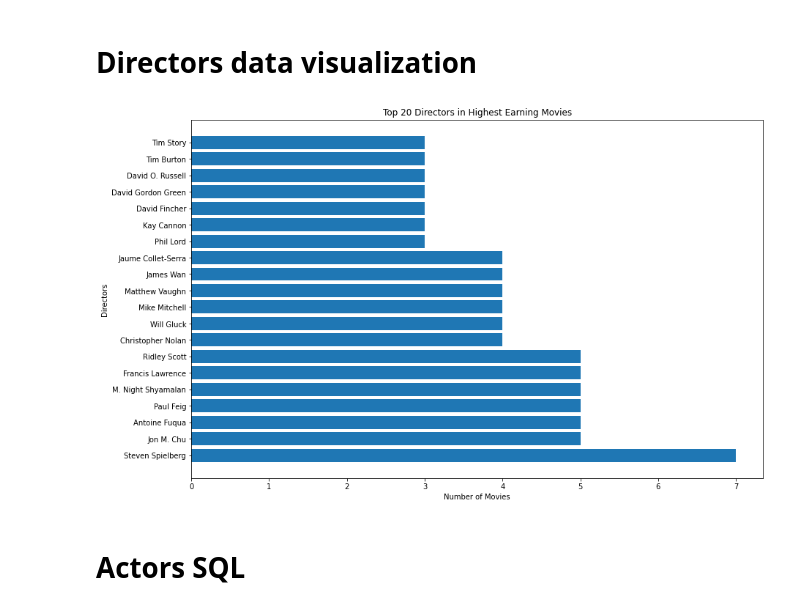
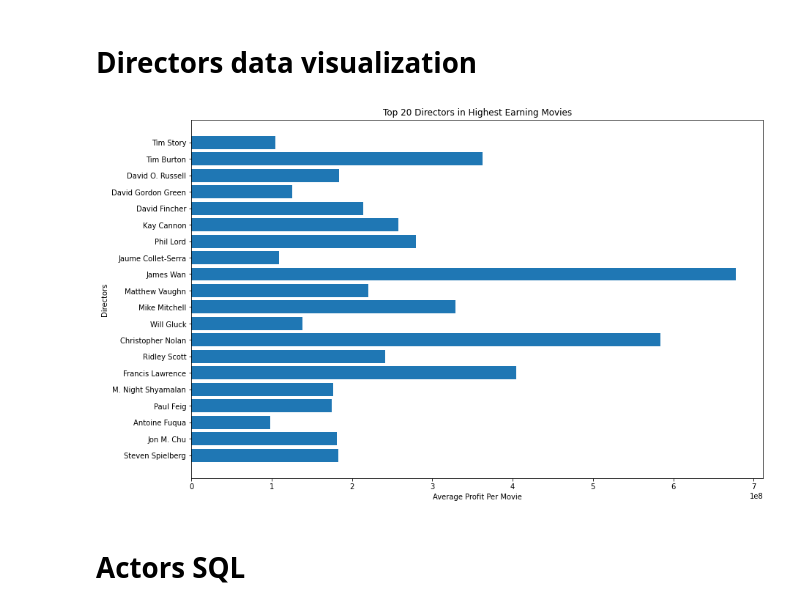
Before and after one commit to JordanMang/phase_1_id10t_team, a Jupyter notebook: working_jupyter_notebooks/am.ipynb, the cells around one changed output. Drawn from its saved outputs; the diff is of its cells as text; code cells hidden in the pictures.

Commit message:
visualization actor director

```diff
--- a/working_jupyter_notebooks/am.ipynb
+++ b/working_jupyter_notebooks/am.ipynb
@@ -154,3 +155,7 @@ David O. Russell      3
 Tim Burton            3
 Tim Story             3
 dtype: int64
+# %%
+top_20_dirs = list(top_20_dirs.index)
+
+top_20_dirs
@@ -156,0 +183,8 @@ dtype: int64
+# %%
+rev_dir = []
+
+for director in top_20_dirs:
+    direct = top_1k_dirs.loc[top_1k_dirs['primary_name'] == director]
+    rev_dir.append(direct.profit.mean())
+
+rev_dir
@@ -159,13 +214,16 @@ dtype: int64
 # %%
 fig, ax = plt.subplots(figsize=(14,9))
 
+x = rev_dir
+y = top_20_dirs
+
 ax.set_title("Top 20 Directors in Highest Earning Movies")
 ax.set_ylabel("Directors")
-ax.set_xlabel("Number of Movies")
+ax.set_xlabel("Average Profit Per Movie")
 
-ax.barh(top_20_dirs.index, top_20_dirs);
+ax.barh(width=x, y=y);
 # %% [output]
-[figure, old version]
+[figure, new version]
 # %% [markdown]
 # Actors SQL
 # %%
```
Also changed, not shown: parts of 8 cells of this notebook.
